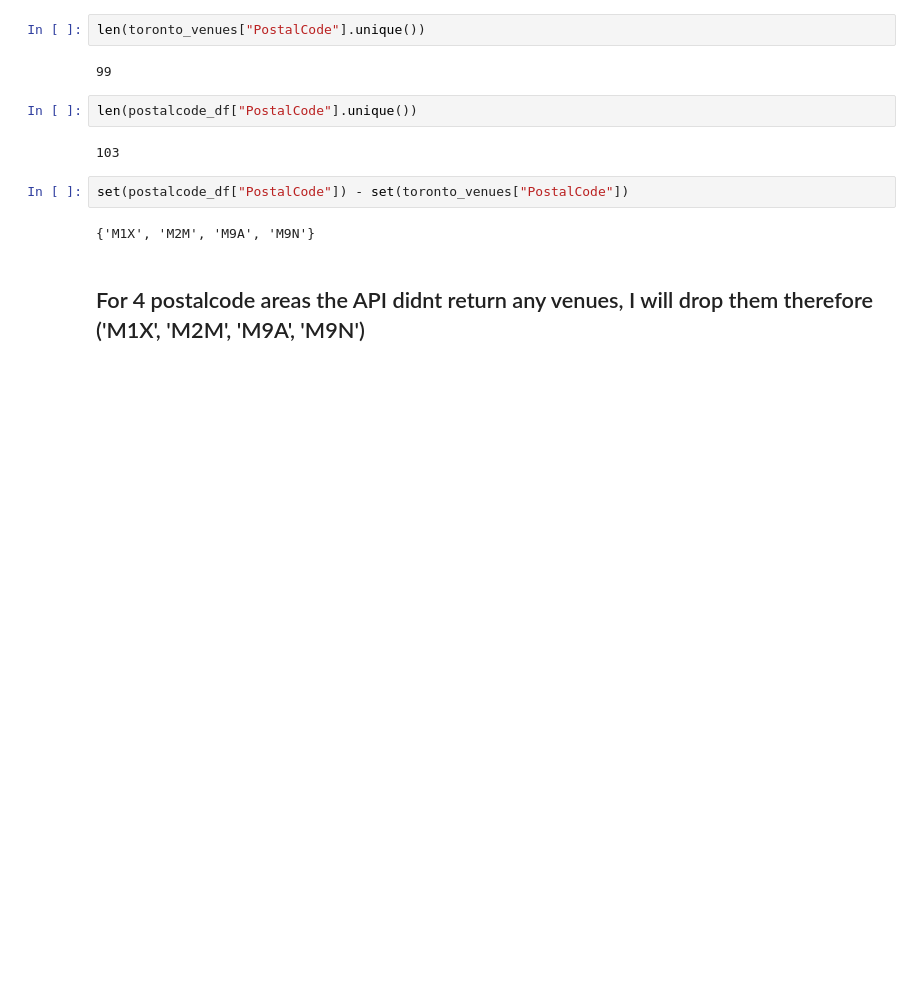
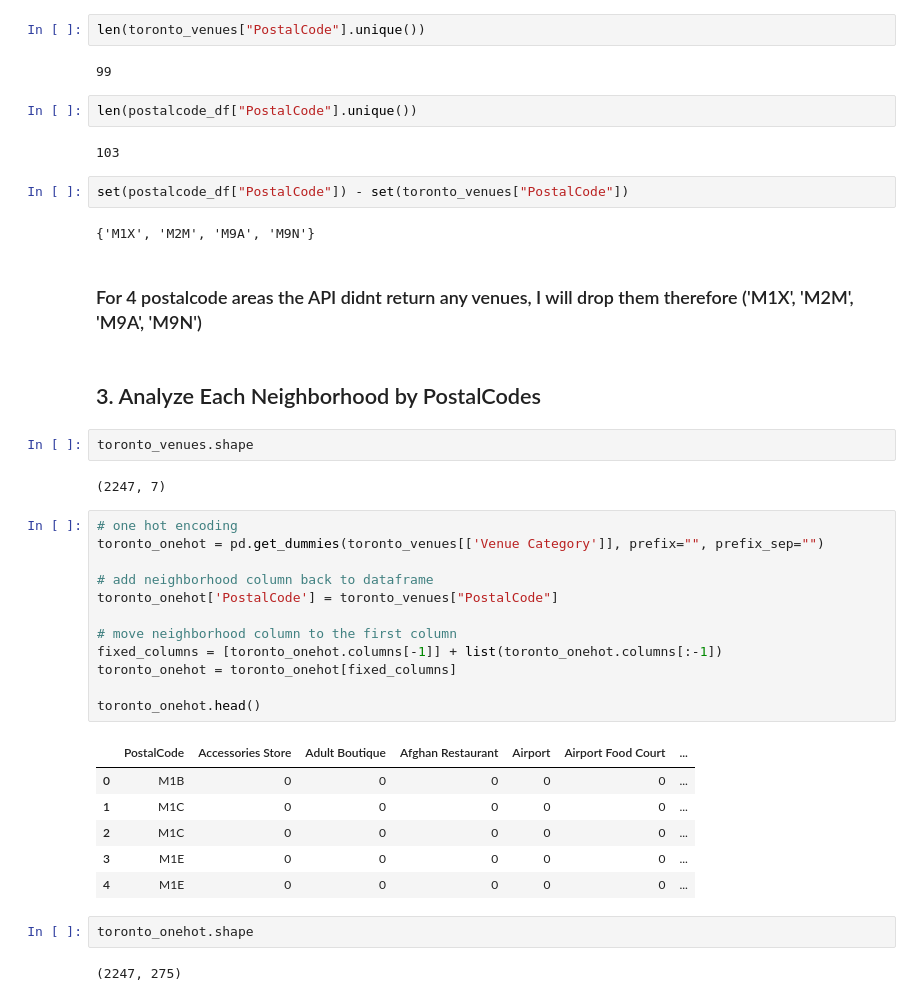
Before and after one commit to maxisses/Coursera-ML-Capstone-Project, a Jupyter notebook: Clustering/Capstone Project GeoClustering/Toronto_ClusteringNeighborhoodswithk_Means.ipynb, the cells around one changed output. Saved outputs shown, nothing was run; the diff lists cells and outputs as text; blank space fills up the shorter version.

Commit message:
first_assignment

```diff
--- a/Clustering/Capstone Project GeoClustering/Toronto_ClusteringNeighborhoodswithk_Means.ipynb
+++ b/Clustering/Capstone Project GeoClustering/Toronto_ClusteringNeighborhoodswithk_Means.ipynb
@@ -458,4 +458,33 @@ set(postalcode_df["PostalCode"]) - set(toronto_venues["PostalCode"])
 # %% [output]
 {'M1X', 'M2M', 'M9A', 'M9N'}
 # %% [markdown]
-## For 4 postalcode areas the API didnt return any venues, I will drop them therefore ('M1X', 'M2M', 'M9A', 'M9N')
+### For 4 postalcode areas the API didnt return any venues, I will drop them therefore ('M1X', 'M2M', 'M9A', 'M9N')
+# %% [markdown]
+## 3. Analyze Each Neighborhood by PostalCodes
+# %%
+toronto_venues.shape
+# %% [output]
+(2247, 7)
+# %%
+# one hot encoding
+toronto_onehot = pd.get_dummies(toronto_venues[['Venue Category']], prefix="", prefix_sep="")
+
+# add neighborhood column back to dataframe
+toronto_onehot['PostalCode'] = toronto_venues["PostalCode"]
+
+# move neighborhood column to the first column
+fixed_columns = [toronto_onehot.columns[-1]] + list(toronto_onehot.columns[:-1])
+toronto_onehot = toronto_onehot[fixed_columns]
+
+toronto_onehot.head()
+# %% [output]
+|  | PostalCode | Accessories Store | Adult Boutique | Afghan Restaurant | Airport | Airport Food Court | ... |
+| 0 | M1B | 0 | 0 | 0 | 0 | 0 | ... |
+| 1 | M1C | 0 | 0 | 0 | 0 | 0 | ... |
+| 2 | M1C | 0 | 0 | 0 | 0 | 0 | ... |
+| 3 | M1E | 0 | 0 | 0 | 0 | 0 | ... |
+| 4 | M1E | 0 | 0 | 0 | 0 | 0 | ... |
+# %%
+toronto_onehot.shape
+# %% [output]
+(2247, 275)
```
Also changed, not shown: parts of 13 cells of this notebook.
